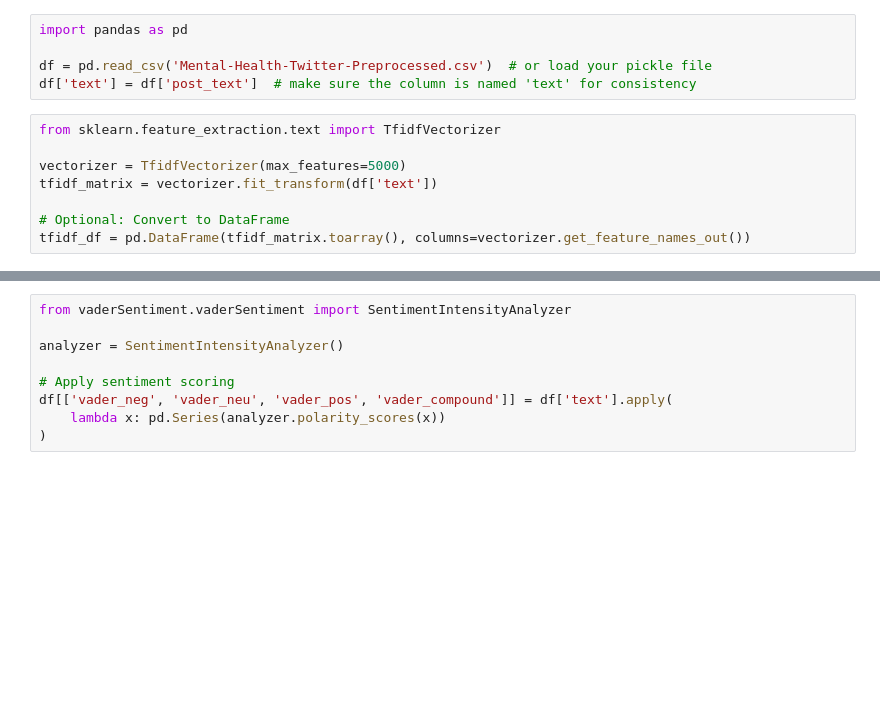
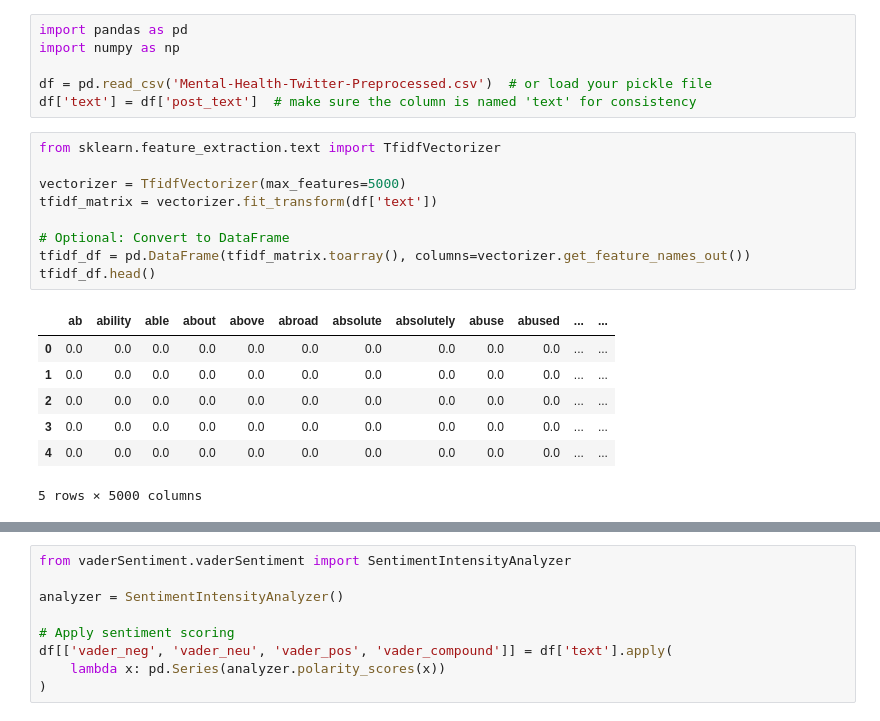
Before and after one commit to thunder121x/Social-Media-Emotion-Analysis-Framework, a Jupyter notebook: feature_engineering.ipynb, the cells around one changed output, grey strips where cells are left out. Cells and saved outputs as stored; diff of their text form; blank space fills up the shorter version.

```diff
--- a/feature_engineering.ipynb
+++ b/feature_engineering.ipynb
@@ -1,13 +1,23 @@
 # %%
 import pandas as pd
+import numpy as np
 
 df = pd.read_csv('Mental-Health-Twitter-Preprocessed.csv')  # or load your pickle file
 df['text'] = df['post_text']  # make sure the column is named 'text' for consistency
 # %%
 from sklearn.feature_extraction.text import TfidfVectorizer
 
 vectorizer = TfidfVectorizer(max_features=5000)
 tfidf_matrix = vectorizer.fit_transform(df['text'])
 
 # Optional: Convert to DataFrame
 tfidf_df = pd.DataFrame(tfidf_matrix.toarray(), columns=vectorizer.get_feature_names_out())
+tfidf_df.head()
+# %% [output]
+|  | ab | ability | able | about | above | abroad | absolute | absolutely | abuse | abused | ... | ... |
+| 0 | 0.0 | 0.0 | 0.0 | 0.0 | 0.0 | 0.0 | 0.0 | 0.0 | 0.0 | 0.0 | ... | ... |
+| 1 | 0.0 | 0.0 | 0.0 | 0.0 | 0.0 | 0.0 | 0.0 | 0.0 | 0.0 | 0.0 | ... | ... |
+| 2 | 0.0 | 0.0 | 0.0 | 0.0 | 0.0 | 0.0 | 0.0 | 0.0 | 0.0 | 0.0 | ... | ... |
+| 3 | 0.0 | 0.0 | 0.0 | 0.0 | 0.0 | 0.0 | 0.0 | 0.0 | 0.0 | 0.0 | ... | ... |
+| 4 | 0.0 | 0.0 | 0.0 | 0.0 | 0.0 | 0.0 | 0.0 | 0.0 | 0.0 | 0.0 | ... | ... |
+5 rows × 5000 columns
```
Also changed, not shown: parts of 6 cells of this notebook.
